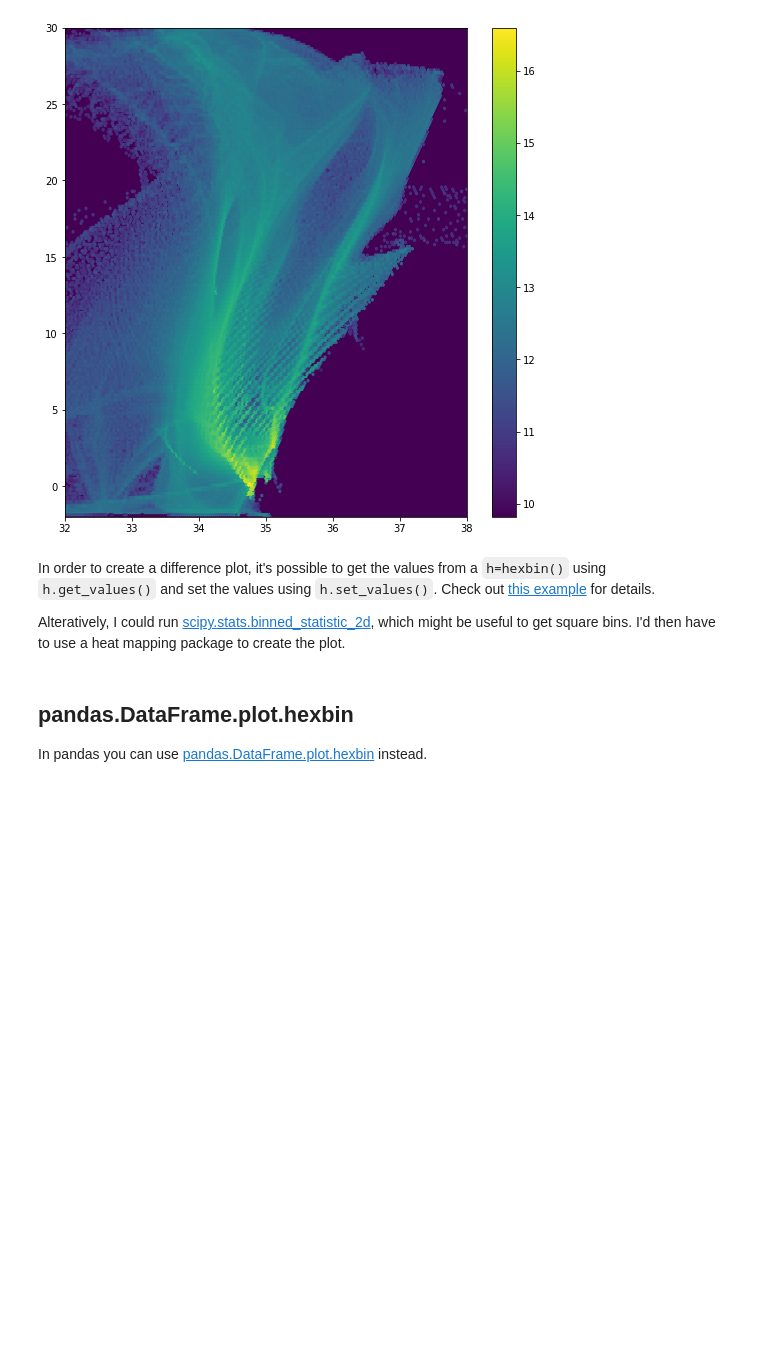
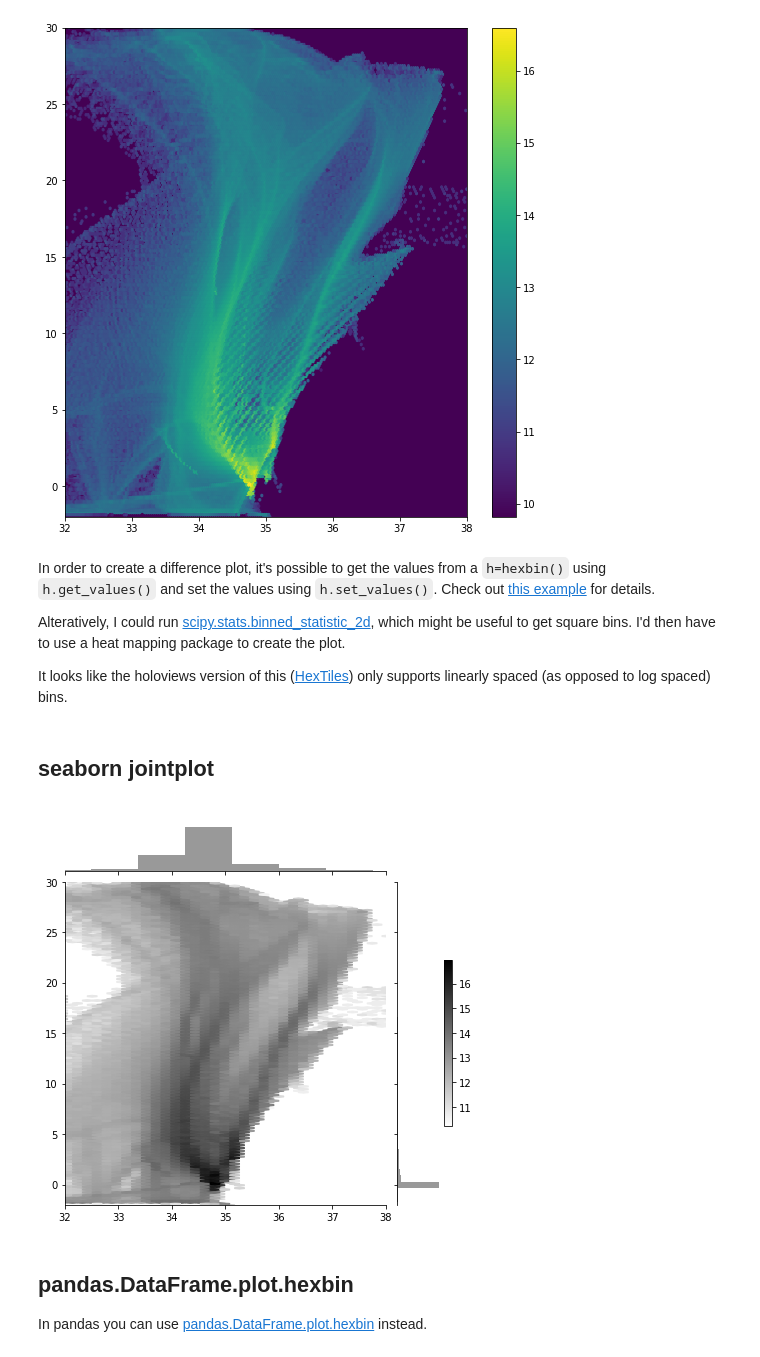
Before and after one commit to DamienIrving/ocean-analysis, a Jupyter notebook: development/ts_distribution.ipynb, the cells around one changed output. Drawn from its saved outputs; the diff is of its cells as text; code cells hidden in the pictures; blank space fills up the shorter version.

```diff
--- a/development/ts_distribution.ipynb
+++ b/development/ts_distribution.ipynb
@@ -59,6 +59,20 @@ plt.show()
 In order to create a difference plot, it's possible to get the values from a `h=hexbin()` using `h.get_values()` and set the values using `h.set_values()`. Check out [this example](https://stackoverflow.com/questions/34255328/how-to-create-a-difference-map-between-two-matplotlib-hexbin-maps) for details.
 
 Alteratively, I could run [scipy.stats.binned_statistic_2d](https://docs.scipy.org/doc/scipy/reference/generated/scipy.stats.binned_statistic_2d.html), which might be useful to get square bins. I'd then have to use a heat mapping package to create the plot.
+
+It looks like the holoviews version of this ([HexTiles](http://holoviews.org/reference/elements/bokeh/HexTiles.html)) only supports linearly spaced (as opposed to log spaced) bins.
+# %% [markdown]
+## seaborn jointplot
+# %%
+sns.jointplot(x=xdata, y=ydata, C=vdata, kind="hex",
+              gridsize=200, reduce_C_function=numpy.sum,
+              xlim=(32, 38), ylim=(-2, 30), bins='log',
+              color='k')
+
+cb = plt.colorbar()
+plt.show()
+# %% [output]
+[figure, added]
 # %% [markdown]
 ## pandas.DataFrame.plot.hexbin
 
```
Also changed, not shown: parts of 5 cells of this notebook.
